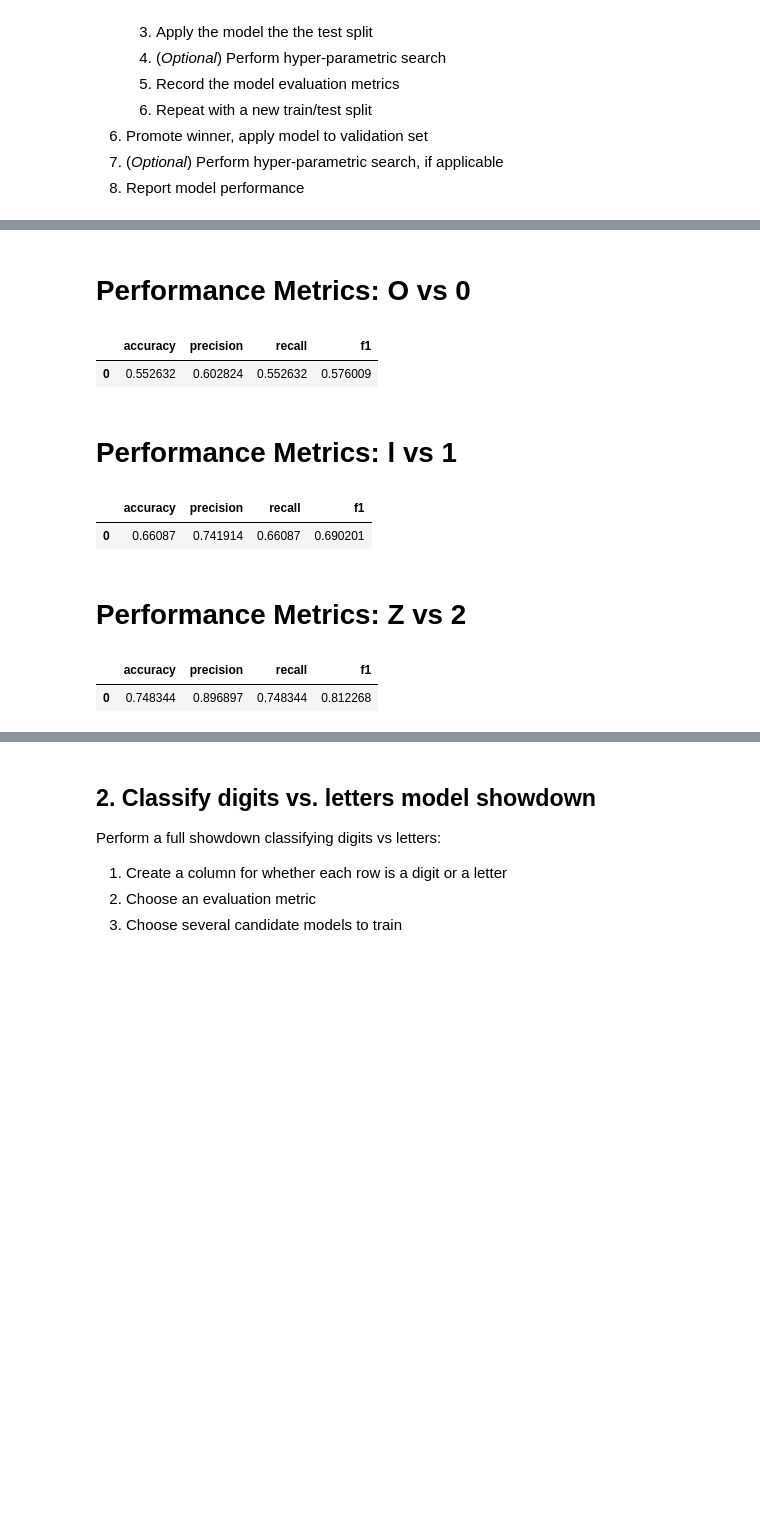
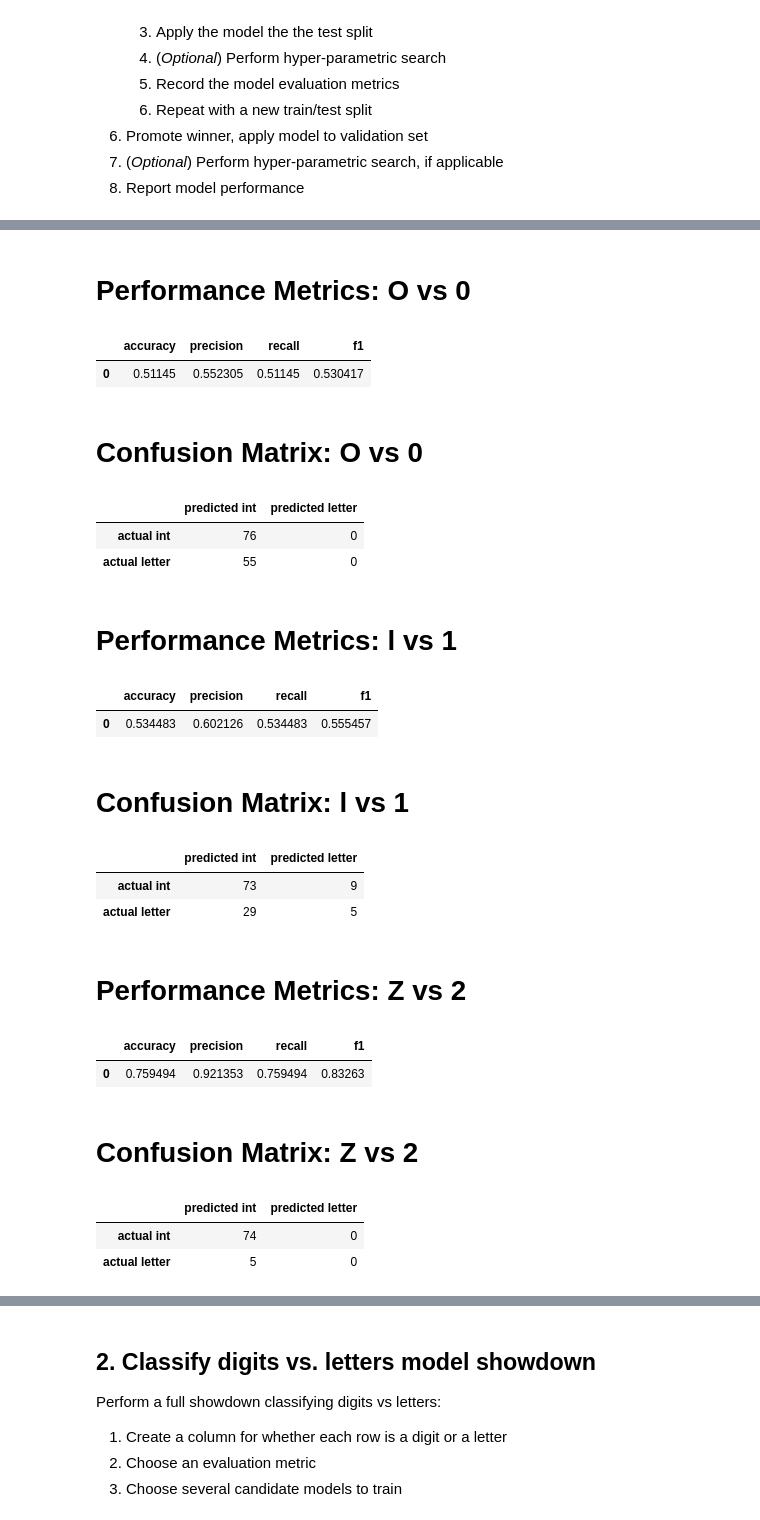
Before and after one commit to yukarikatsuhara/datasci_223, a Jupyter notebook: exercises/4-classification/exercise.ipynb, the cells around one changed output, grey strips where cells are left out. Cells and saved outputs as stored; diff of their text form; code cells hidden in the pictures; blank space fills up the shorter version.

```diff
--- a/exercises/4-classification/exercise.ipynb
+++ b/exercises/4-classification/exercise.ipynb
@@ -264,0 +248,4 @@ train_subset = train.sample(n=10000, replace=False, random_state=42)
+# %%
+#For a preliminary analysis
+train_subset = train.sample(n= 5000, replace=False, random_state=42)
+valid_subset = valid.sample(n= 2000, replace=False, random_state=42)
@@ -390,19 +391,22 @@ metrics_dict_subsets = {
             'accuracy': [],
             'precision': [],
             'recall': [],
-            'f1': []
+            'f1': [],
+            'confusion matrix': []
         },
         'l vs 1': {
             'accuracy': [],
             'precision': [],
             'recall': [],
-            'f1': []
+            'f1': [],
+            'confusion matrix': []
         },
         'Z vs 2': {
             'accuracy': [],
             'precision': [],
             'recall': [],
-            'f1': []
+            'f1': [],
+            'confusion matrix': []
         }
     }
 }
@@ -419,9 +432,9 @@ metrics_dict_subsets
 # All symbols classifier: XGBoost
 task = 'Investigate_subsets_using_xgboost'
 
-y_pred_01 = xgb_clf.predict(valid_01['image_flat'].tolist())
-y_pred_02 = xgb_clf.predict(valid_02['image_flat'].tolist())
-y_pred_03 = xgb_clf.predict(valid_03['image_flat'].tolist())
+y_pred_01 = xgb_clf.predict(valid_01_X['image_flat'].tolist())
+y_pred_02 = xgb_clf.predict(valid_02_X['image_flat'].tolist())
+y_pred_03 = xgb_clf.predict(valid_03_X['image_flat'].tolist())
 
 # O vs 0
 ## Calculate performance metrics
@@ -431,14 +444,19 @@ prec = precision_score(valid_01_y, y_pred_01,average='weighted',zero_division=0)
 rec = recall_score(valid_01_y, y_pred_01,average='weighted',zero_division=0)
 f1 = f1_score(valid_01_y, y_pred_01,average='weighted',zero_division=0)
 
+unique = valid_01_y.unique()[1]
+y_pred_01_replaced = np.where(y_pred_01!=unique,0,y_pred_01)
+cm1 = confusion_matrix(valid_01_y, y_pred_01_replaced)
+
 ## Store performance metrics in dictionary
 metrics_dict_subsets[task][model_name] = {'accuracy' : acc,
                                  'precision' : prec,
                                  'recall' : rec,
                                  'f1' : f1,
+                                 'confusion matrix': cm1
                                  }
 # Display performance metrics
-display_metrics(task, model_name, metrics_dict_subsets)
+display_metrics_cm(task, model_name, metrics_dict_subsets)
 
 # l vs 1
 ## Calculate performance metrics
@@ -448,39 +466,62 @@ prec = precision_score(valid_02_y, y_pred_02,average='weighted',zero_division=0)
 rec = recall_score(valid_02_y, y_pred_02,average='weighted',zero_division=0)
 f1 = f1_score(valid_02_y, y_pred_02,average='weighted',zero_division=0)
 
+unique = valid_02_y.unique()[1]
+y_pred_02_replaced = np.where(y_pred_02!=unique,1,y_pred_02)
+cm2 = confusion_matrix(valid_02_y, y_pred_02_replaced)
+
 ## Store performance metrics in dictionary
 metrics_dict_subsets[task][model_name] = {'accuracy' : acc,
                                  'precision' : prec,
                                  'recall' : rec,
                                  'f1' : f1,
+                                 'confusion matrix': cm2
                                  }
 # Display performance metrics
-display_metrics(task, model_name, metrics_dict_subsets)
+display_metrics_cm(task, model_name, metrics_dict_subsets)
 
 # Z vs 2
 ## Calculate performance metrics
 model_name = 'Z vs 2'
 acc = accuracy_score(valid_03_y, y_pred_03)
 prec = precision_score(valid_03_y, y_pred_03,average='weighted',zero_division=0)
 rec = recall_score(valid_03_y, y_pred_03,average='weighted',zero_division=0)
 f1 = f1_score(valid_03_y, y_pred_03,average='weighted',zero_division=0)
 
+unique = valid_03_y.unique()[1]
+y_pred_03_replaced = np.where(y_pred_03!=unique,2,y_pred_03)
+cm3 = confusion_matrix(valid_03_y, y_pred_03_replaced)
+
+
 ## Store performance metrics in dictionary
 metrics_dict_subsets[task][model_name] = {'accuracy' : acc,
                                  'precision' : prec,
                                  'recall' : rec,
                                  'f1' : f1,
+                                 'confusion matrix': cm3
                                  }
 
 # Display performance metrics
-display_metrics(task, model_name, metrics_dict_subsets)
+display_metrics_cm(task, model_name, metrics_dict_subsets)
 # %% [output]
 # Performance Metrics: O vs 0
 |  | accuracy | precision | recall | f1 |
-| 0 | 0.552632 | 0.602824 | 0.552632 | 0.576009 |
+| 0 | 0.51145 | 0.552305 | 0.51145 | 0.530417 |
-# Performance Metrics: l vs 1
+# Confusion Matrix: O vs 0
-|  | accuracy | precision | recall | f1 |
-| 0 | 0.66087 | 0.741914 | 0.66087 | 0.690201 |
+|  | predicted int | predicted letter |
+| actual int | 76 | 0 |
+| actual letter | 55 | 0 |
-# Performance Metrics: Z vs 2
+# Performance Metrics: l vs 1
 |  | accuracy | precision | recall | f1 |
-| 0 | 0.748344 | 0.896897 | 0.748344 | 0.812268 |
+| 0 | 0.534483 | 0.602126 | 0.534483 | 0.555457 |
+# Confusion Matrix: l vs 1
+|  | predicted int | predicted letter |
+| actual int | 73 | 9 |
+| actual letter | 29 | 5 |
+# Performance Metrics: Z vs 2
+|  | accuracy | precision | recall | f1 |
+| 0 | 0.759494 | 0.921353 | 0.759494 | 0.83263 |
+# Confusion Matrix: Z vs 2
+|  | predicted int | predicted letter |
+| actual int | 74 | 0 |
+| actual letter | 5 | 0 |
```
Also changed, not shown: parts of 55 cells of this notebook, 1 other file.
